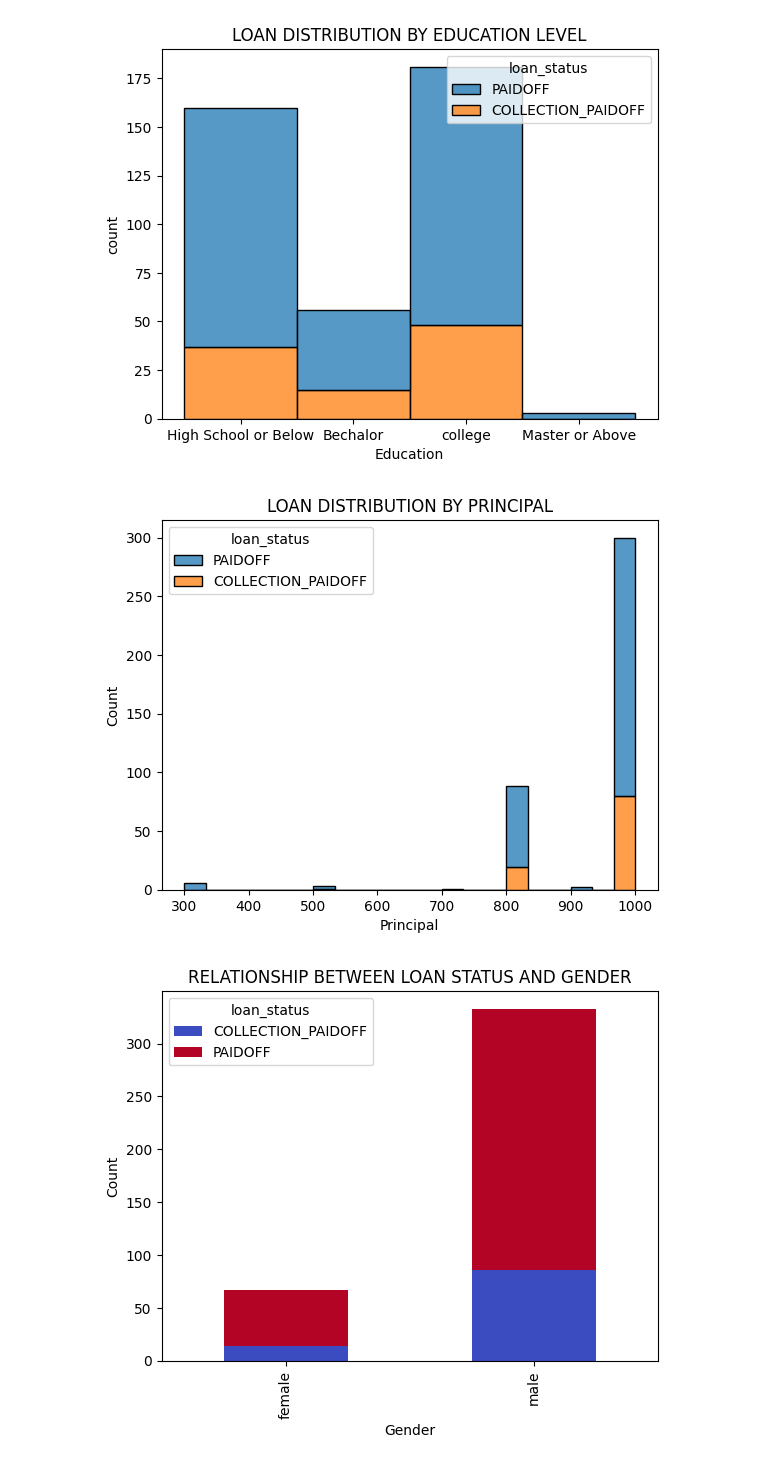
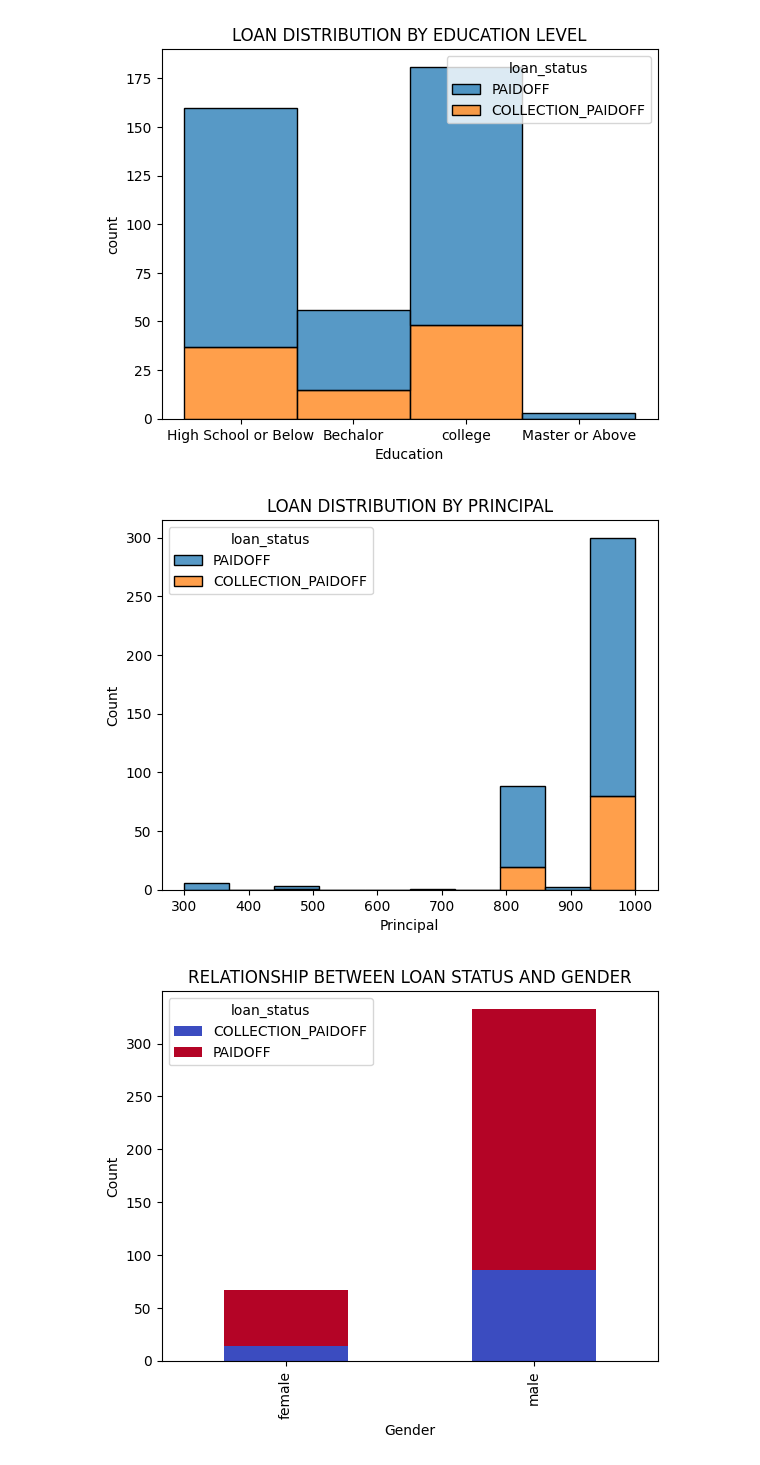
Before and after one commit to ZuenaKiezy/LOAN-REPAYMENT-ANALYSIS-AND-PREDICTION, a Jupyter notebook: LOAN DATA ANALYSIS.ipynb, the cells around one changed output. Drawn from its saved outputs; the diff is of its cells as text; code cells hidden in the pictures.

```diff
--- a/LOAN DATA ANALYSIS.ipynb
+++ b/LOAN DATA ANALYSIS.ipynb
@@ -251,13 +253,13 @@ plt.show()
 [figure]
 # %%
 plt.Figure(figsize=(16,9))
-sns.histplot(x=loan_data["Principal"],hue=loan_data["loan_status"],multiple="stack",bins=21)
+sns.histplot(x=loan_data["Principal"],hue=loan_data["loan_status"],multiple="stack",bins=10)
 plt.title("LOAN DISTRIBUTION BY PRINCIPAL")
 plt.xlabel("Principal")
 plt.ylabel("Count")
 plt.show()
 # %% [output]
-[figure, old version]
+[figure, new version]
 # %%
 cross_tab=pd.crosstab(loan_data["Gender"],loan_data["loan_status"])
 cross_tab.plot(kind="bar",stacked=True,colormap="coolwarm")
```
Also changed, not shown: parts of 19 cells of this notebook.
